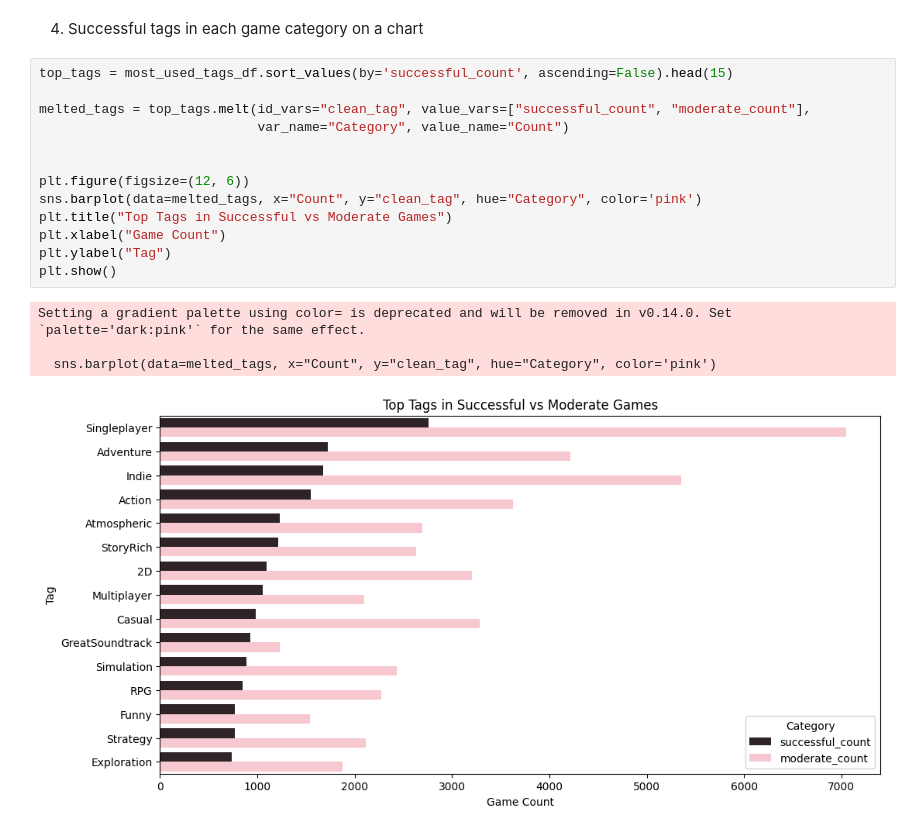
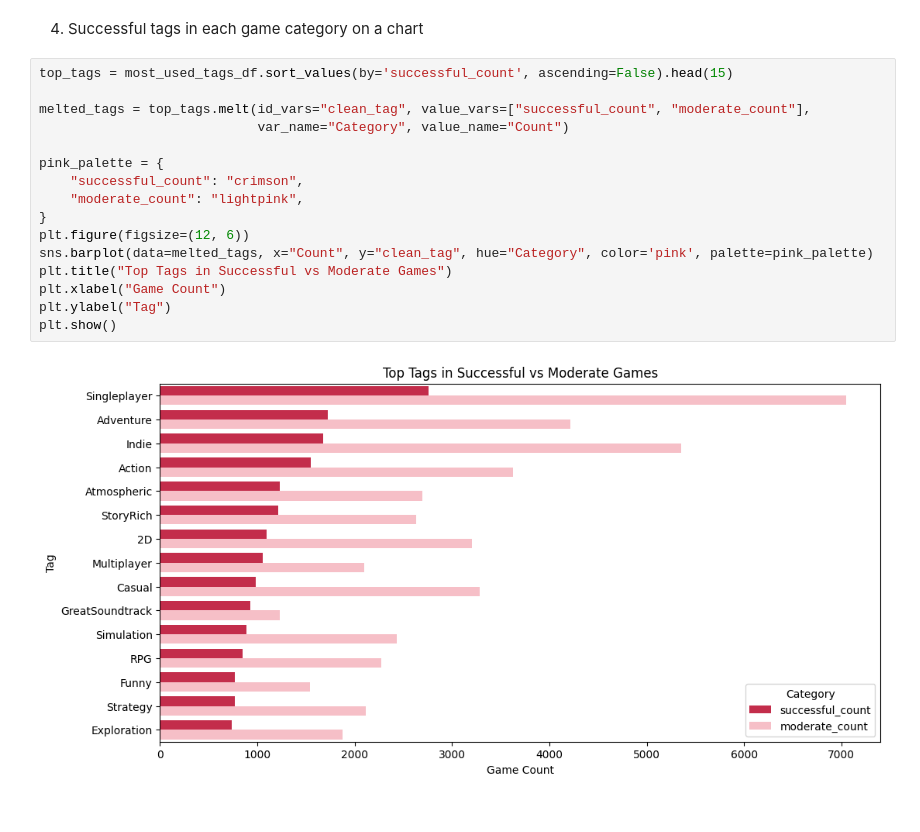
Before and after one commit to Florrena/BigDataTechnologies, a Jupyter notebook: Project.ipynb, the cells around one changed output. Cells and saved outputs as stored; diff of their text form.

Commit message:
changed the plot palette

```diff
--- a/Project.ipynb
+++ b/Project.ipynb
@@ -765,18 +765,18 @@ plt.show()
 # %%
 top_tags = most_used_tags_df.sort_values(by='successful_count', ascending=False).head(15)
 
 melted_tags = top_tags.melt(id_vars="clean_tag", value_vars=["successful_count", "moderate_count"],
                             var_name="Category", value_name="Count")
 
-
+pink_palette = {
+    "successful_count": "crimson",
+    "moderate_count": "lightpink",
+}
 plt.figure(figsize=(12, 6))
-sns.barplot(data=melted_tags, x="Count", y="clean_tag", hue="Category", color='pink')
+sns.barplot(data=melted_tags, x="Count", y="clean_tag", hue="Category", color='pink', palette=pink_palette)
 plt.title("Top Tags in Successful vs Moderate Games")
 plt.xlabel("Game Count")
 plt.ylabel("Tag")
 plt.show()
 # %% [output]
-Setting a gradient palette using color= is deprecated and will be removed in v0.14.0. Set `palette='dark:pink'` for the same effect.
-
-  sns.barplot(data=melted_tags, x="Count", y="clean_tag", hue="Category", color='pink')
-[figure, old version]
+[figure, new version]
```
Also changed, not shown: parts of 1 cell of this notebook.
